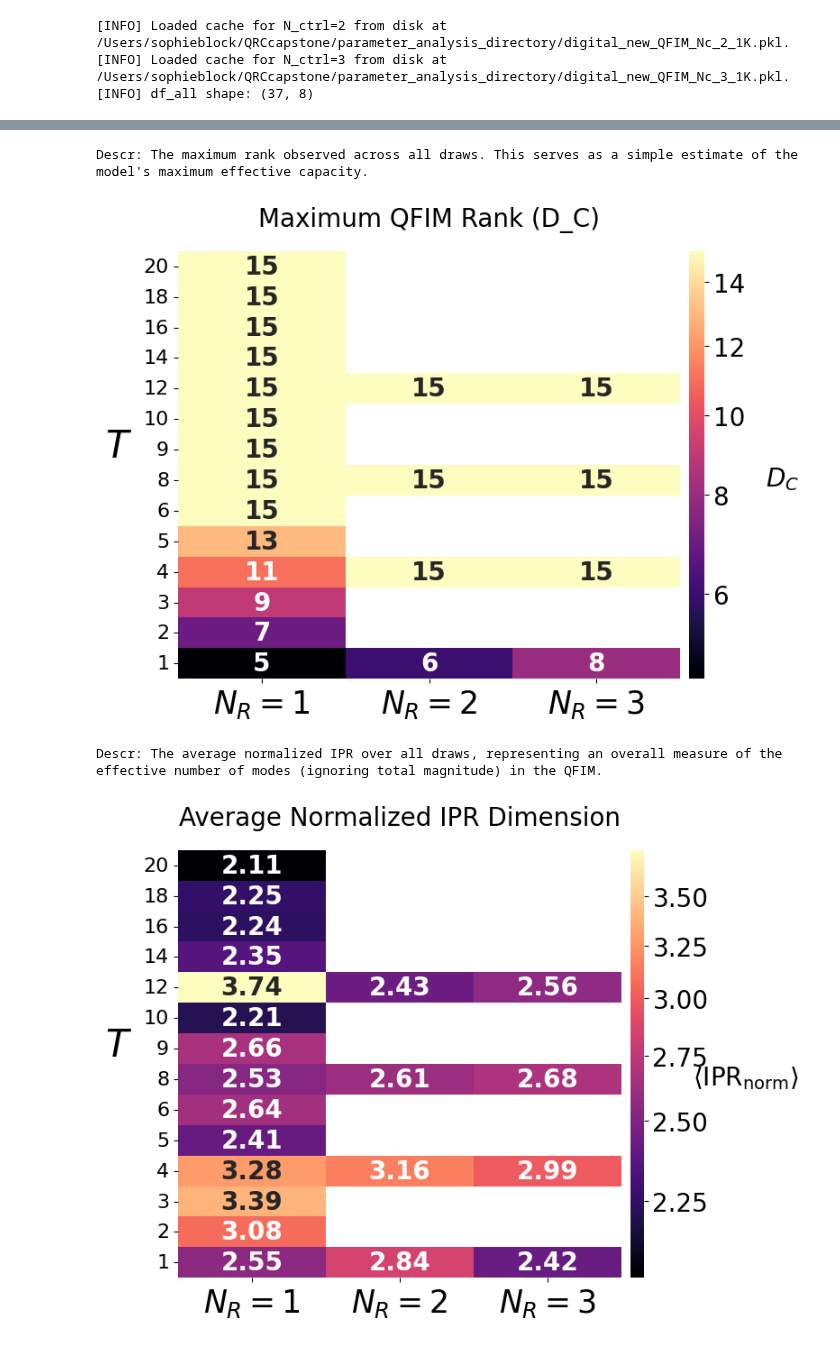
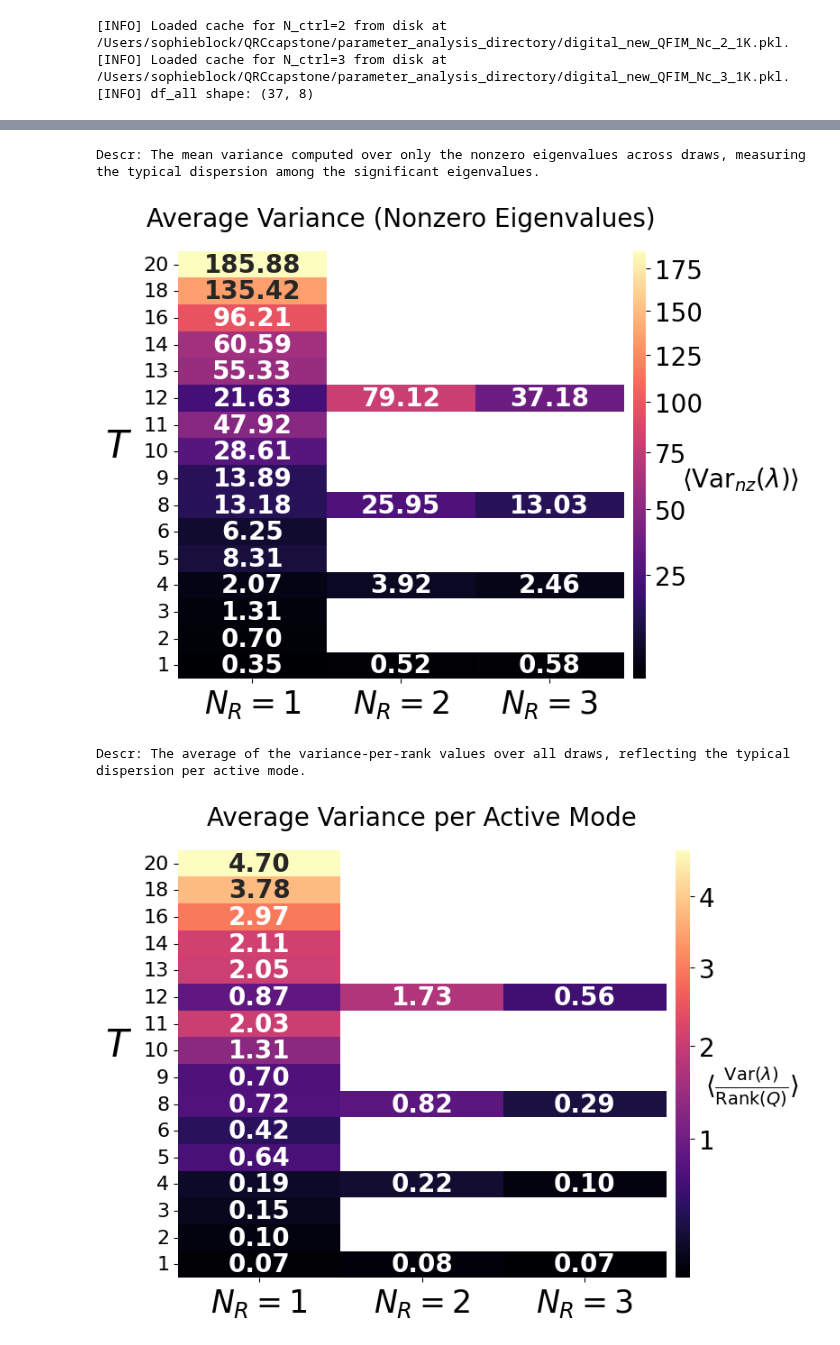
Before and after one commit to sophieblock/qrc, a Jupyter notebook: digital_qfim_pp.ipynb, the cells around one changed output, grey strips where cells are left out. Saved outputs shown, nothing was run; the diff lists cells and outputs as text; code cells hidden in the pictures.

```diff
--- a/digital_qfim_pp.ipynb
+++ b/digital_qfim_pp.ipynb
@@ -461,6 +468,9 @@ def compute_all_stats(
     qfim_mats_list=None,   # If you stored the NxN DQFIM matrices and want to do Qiskit-like ED
     dataset_sizes=None,     # For Qiskit global ED or Abbas global dimension approach,
     n = None,
+    n_ctrl=None,
+    n_reserv=None,
+    trotter_step=None,
 ):
     """
     Compute statistics for a *data-based QFIM* (DQFIM) or normal QFIM.
@@ -524,7 +534,9 @@ def compute_all_stats(
 
     # For an approximate local dimension approach, alpha = gamma * n / (2 * ln(n)), etc.
     n_draws = n or len(eigval_list)
-    print(f"n_draws: {n_draws}")
+    if n_ctrl == 2 and n_reserv == 1:
+        print(f"N_ctrl: {n_ctrl}, N_reserv: {n_reserv}, Trotter Step: {trotter_step} --- n_draws: {n_draws}")
+
     gamma = 1.0
     if n_draws > 1:
         alpha = (gamma * n_draws) / (2.0 * np.log(n_draws))
@@ -681,30 +693,25 @@ def build_qfim_dataframe(df_all, threshold=1e-12):
     df_all["qfim_eigs_2d"] = df_all["all_qfim_eigvals"].apply(to_2d)
 
     # 2) Single-pass stats
-    stats_series = df_all["all_qfim_eigvals"].apply(
-        lambda x: compute_all_stats(
-            x,
+    stats_series = df_all.apply(
+        lambda row: compute_all_stats(
+            row["all_qfim_eigvals"],
             threshold=threshold,
-            spread_methods=["variance", "mad"], # you can add 'median' if you like
+            spread_methods=["variance", "mad"],  # You can add "median" if desired.
             ddof=1,
             scale="normal",
-            # n=1
-        )
+            # Let n default to len(row["all_qfim_eigvals"]) if not provided:
+            n=None,
+            n_ctrl=row["N_ctrl"],
+            n_reserv=row["N_reserv"],
+            trotter_step=row["Trotter_Step"]
+        ),
+        axis=1
     )
+    # 3) Normalize the resulting series (which is a series of dictionaries)
     df_stats = pd.json_normalize(stats_series)
+    # 4) Concatenate the original dataframe with the computed statistics
     df_out = pd.concat([df_all.reset_index(drop=True), df_stats.reset_index(drop=True)], axis=1)
-
-    # 3) If you still want “extra” spread columns for e.g. 'median' or other transformations,
-    #    you can also call your existing compute_spread_columns(...) here:
-    # df_out = compute_spread_columns(df_out, threshold=threshold, spread_method="median", scale="normal")
-    # etc.
-
-
-    # Spread-based columns: variance, mad, median
-    # df_all = compute_spread_columns(df_all, threshold=threshold, spread_method="variance", scale="normal")
-    # df_all = compute_spread_columns(df_all, threshold=threshold, spread_method="mad", scale="normal")
-    # df_all = compute_spread_columns(df_all, threshold=threshold, spread_method="median", scale="normal")
-
     return df_out
 df_with_stats = build_qfim_dataframe(df_all=df_all)
 df_with_stats.head()
@@ -785,7 +795,7 @@ def plot_qfim_metrics_heatmaps(df_all, N_ctrl, metric_keys, metrics_info, resies
     elif N_ctrl == 3:
         trots = np.arange(1, 60, 1)  # or your preferred range
     else:
-        trots = [1, 2, 3, 4, 5, 6, 8, 9, 10, 12, 14, 16, 18, 20]
+        trots = [1, 2, 3, 4, 5, 6, 8, 9, 10,11, 12,13, 14, 16, 18, 20]
 
     # 3) Single filter step for this N_ctrl, reservoir set, and Trotter steps
     df_filtered = df_all.query("N_ctrl == @N_ctrl").copy()
@@ -844,35 +854,35 @@ def plot_qfim_metrics_heatmaps(df_all, N_ctrl, metric_keys, metrics_info, resies
         # Invert y-axis so T=1 is at the top
         ax.invert_yaxis()
 
         # Configure colorbar
         cbar = ax.collections[0].colorbar
         cbar.ax.tick_params(labelsize=20)
         cbar.set_label(metric_cbar, rotation=0, labelpad=30, fontsize=20)
 
         # Title & labels
         ax.set_title(metric_title, fontsize=20, pad=20)
         ax.set_ylabel('$T$', labelpad=20, fontsize=30, rotation=0)
         ax.set_xlabel("", fontsize=20)
         ax.tick_params(axis='y', labelrotation=0, labelsize=16)
         ax.tick_params(axis='x', labelsize=16)
 
         # Format x-tick labels
         xticklabels = [f'$N_R = {int(col)}$' for col in heatmap_pivot.columns]
         ax.set_xticklabels(xticklabels, fontweight="bold", fontsize=25, rotation=0)
 
         plt.tight_layout()
         plt.show()
 
 metric_keys = ['D_C',"spectrum_shape_avg_ipr_deffs_norm",'avg_ipr_deffs_raw','spectrum_shape_avg_abbas_deffs_norm']
-# metric_keys = ['spread_val_pooled_mad_normal','spread_val_pooled_mad']
+metric_keys = ['absolute_scale_avg_var_nonzero','avg_per_active_mode_avg_var_norm_rank','spread_mean_per_sample_variance_normal']
 # metric_keys = ['D_C','d_eff_ipr']
 # 'spectrum_shape_ipr_deffs_norm_per_draw',
 #        'spectrum_shape_avg_ipr_deffs_norm',
 #        'spectrum_shape_abbas_deffs_norm_per_draw',
 #        'spectrum_shape_avg_abbas_deffs_norm',
 plot_qfim_metrics_heatmaps(df_with_stats, N_ctrl=chosen_n_ctrl, metric_keys=metric_keys, metrics_info=metrics_info, resies=[1,2,3,4])
 # %% [output]
-Descr: The maximum rank observed across all draws. This serves as a simple estimate of the model's maximum effective capacity.
+Descr: The mean variance computed over only the nonzero eigenvalues across draws, measuring the typical dispersion among the significant eigenvalues.
-[figure, old version]
+[figure, new version]
-Descr: The average normalized IPR over all draws, representing an overall measure of the effective number of modes (ignoring total magnitude) in the QFIM.
+Descr: The average of the variance-per-rank values over all draws, reflecting the typical dispersion per active mode.
-[figure, old version]
+[figure, new version]
```
Also changed, not shown: parts of 3 cells of this notebook.
